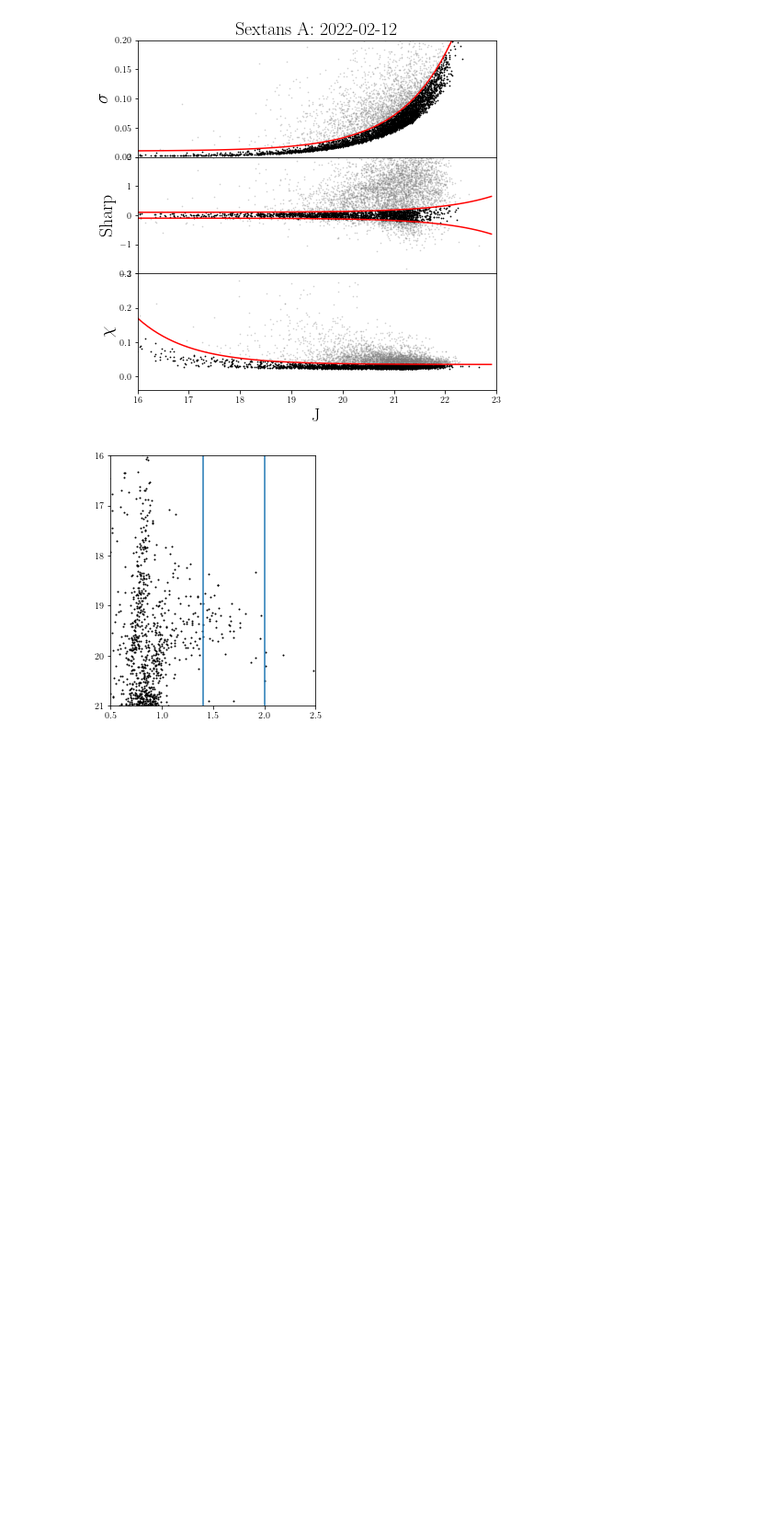
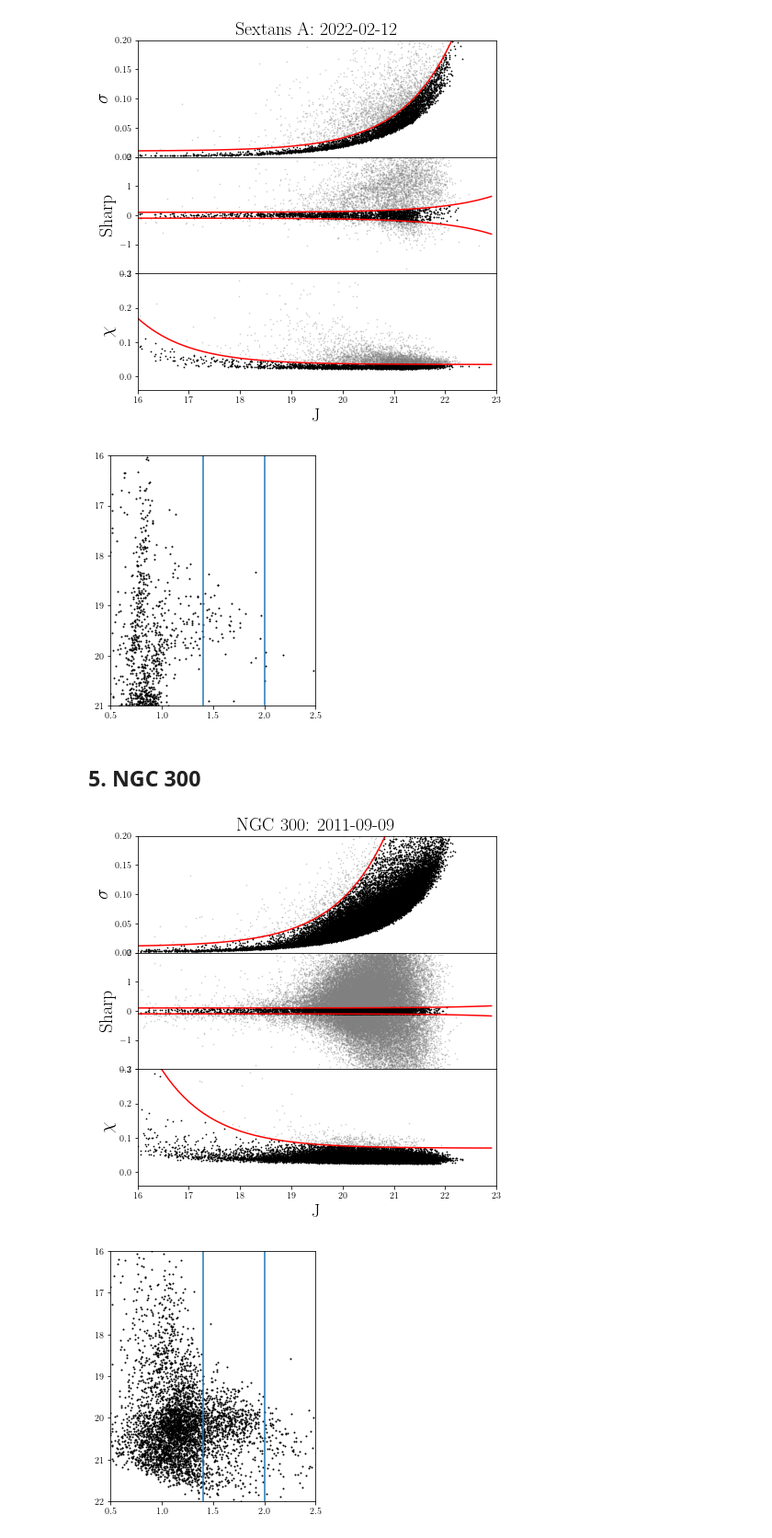
Before and after one commit to abiglee7/Fourstar_JAGB, a Jupyter notebook: Clean Galaxies.ipynb, the cells around one changed output. Shown at 92% size. Saved outputs shown, nothing was run; the diff lists cells and outputs as text; code cells hidden in the pictures; blank space fills up the shorter version.

```diff
--- a/Clean Galaxies.ipynb
+++ b/Clean Galaxies.ipynb
@@ -212,3 +226,70 @@ combine(jcol=3, jcolsharp=8,jcolerr=4,jcolchi=7,
 [figure]
 [figure]
 [figure]
+# %% [markdown]
+## 5. NGC 300
+# %%
+
+combine(jcol=13, jcolsharp=18,jcolerr=14,jcolchi=17,
+                          cleansharp=True, cleanerr=True,cleanchi=True,
+                          const_err=0.01, A_err=0.0025, p_err=15,
+                         const_sharp=0.15, A_sharp = 0.03, p_sharp = 19.,
+                          const_chi=0.1, p_chi=14,
+                         plot=True,
+                         jlower=15., jupper=22.,save_fig=True,name='NGC 300', folder_name='NGC300/H/2011_09_08', date='2011-09-08',
+       )
+
+combine(jcol=13, jcolsharp=18,jcolerr=14,jcolchi=17,
+                          cleansharp=True, cleanerr=True,cleanchi=True,
+                          const_err=0.01, A_err=0.0025, p_err=15,
+                         const_sharp=0.1, A_sharp = 0.03, p_sharp = 17,
+                          const_chi=0.07, p_chi=14,
+                         plot=True,
+                         jlower=15., jupper=22.,save_fig=True,name='NGC 300', folder_name='NGC300/K/2011_10_04', date='2011-10-04')
+
+combine(jcol=3, jcolsharp=10,jcolerr=4,jcolchi=9,
+                          cleansharp=True, cleanerr=True,cleanchi=True,
+                          const_err=0.03, A_err=0.0025, p_err=18,
+                         const_sharp=0.1, A_sharp = 0.03, p_sharp = 22,
+                          const_chi=0.08, p_chi=15,
+                         plot=True,
+                         jlower=16., jupper=23.,save_fig=True,name='NGC 300', folder_name='NGC300/JHK/2011_10_05', date='2011-10-05',
+       secondcolname='K',secondcol=7)
+combine(jcol=3, jcolsharp=10,jcolerr=4,jcolchi=9,
+                          cleansharp=True, cleanerr=True,cleanchi=True,
+                          const_err=0.01, A_err=0.0025, p_err=18,
+                         const_sharp=0.1, A_sharp = 0.03, p_sharp = 22,
+                          const_chi=0.05, p_chi=15,
+                         plot=True,
+                         jlower=16., jupper=23.,save_fig=True,name='NGC 300', folder_name='NGC300/JHK/2011_11_03', date='2011-11-03',
+       secondcolname='K',secondcol=7)
+
+combine(jcol=3, jcolsharp=10,jcolerr=4,jcolchi=9,
+                          cleansharp=True, cleanerr=True,cleanchi=True,
+                          const_err=0.01, A_err=0.0025, p_err=17.2,
+                         const_sharp=0.1, A_sharp = 0.03, p_sharp = 20,
+                          const_chi=0.2, p_chi=14,
+                         plot=True,
+                         jlower=16., jupper=23.,save_fig=True,name='NGC 300', folder_name='NGC300/JHK/2019_11_14', date='2019-11-14',
+       secondcolname='K',secondcol=7)
+
+combine(jcol=3, jcolsharp=8,jcolerr=4,jcolchi=7,
+                          cleansharp=True, cleanerr=True,cleanchi=True,
+                          const_err=0.01, A_err=0.0025, p_err=16.5,
+                         const_sharp=0.1, A_sharp = 0.03, p_sharp = 22,
+                          const_chi=0.07, p_chi=15,
+                         plot=True,
+                         jlower=16., jupper=23.,save_fig=True,name='NGC 300', folder_name='NGC300/JK/2011_09_09', date='2011-09-09',
+       secondcolname='K',secondcol=5)
+
+combine(jcol=3, jcolsharp=8,jcolerr=4,jcolchi=7,
+                          cleansharp=True, cleanerr=True,cleanchi=True,
+                          const_err=0.01, A_err=0.0025, p_err=17.5,
+                         const_sharp=0.1, A_sharp = 0.03, p_sharp = 21,
+                          const_chi=0.04, p_chi=14,
+                         plot=True,
+                         jlower=16., jupper=23.,save_fig=True,name='NGC 300', folder_name='NGC300/JK/2021_09_17', date='2021-09-17',
+       secondcolname='K',secondcol=5)
+# %% [output]
+[figure, added]
+[figure, added]
```
Also changed, not shown: parts of 4 cells of this notebook, 2 other files.
